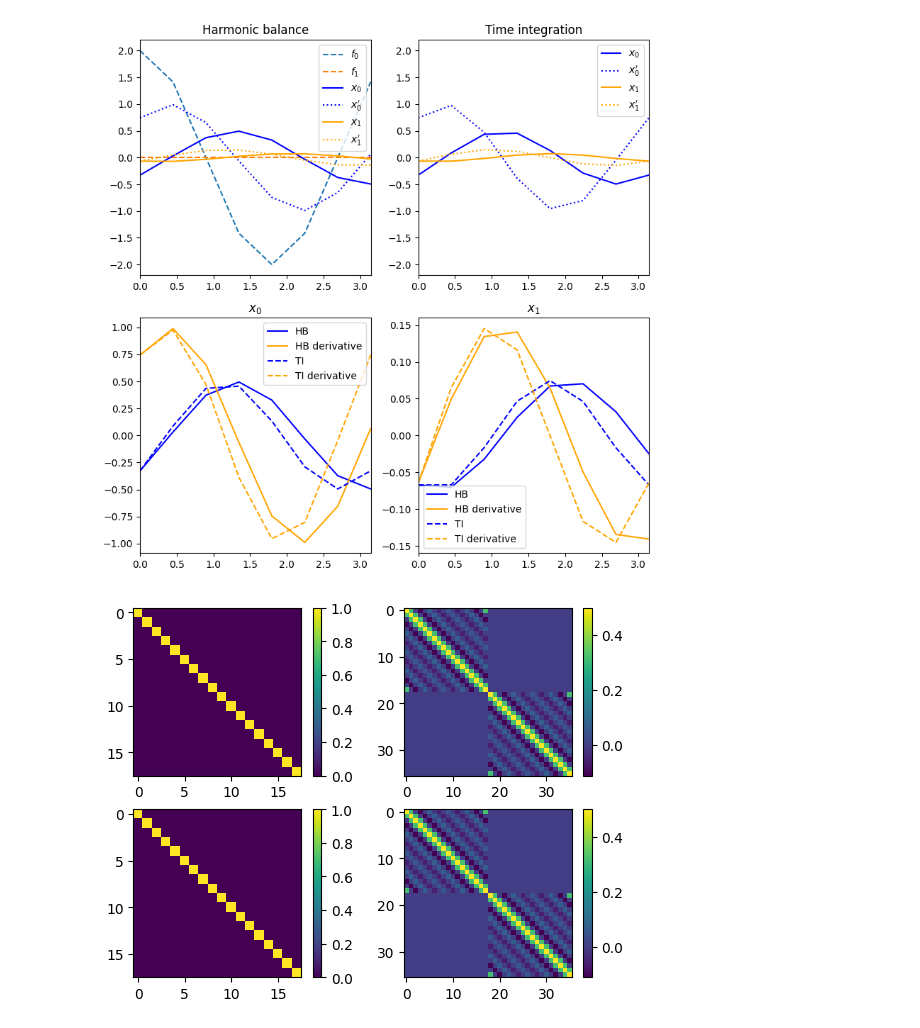
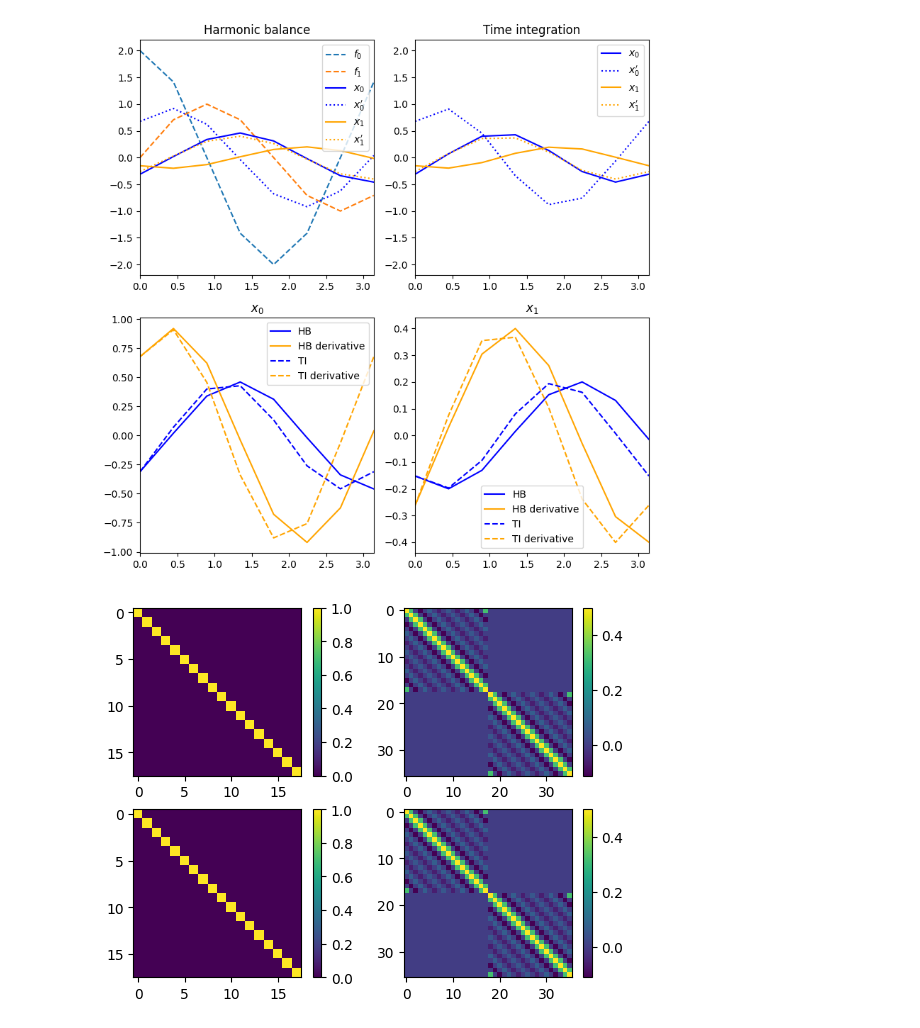
Before and after one commit to schilln/harmonic_balance_python, a Jupyter notebook: test.ipynb, the cells around one changed output. Saved outputs shown, nothing was run; the diff lists cells and outputs as text; code cells hidden in the pictures.

```diff
--- a/test.ipynb
+++ b/test.ipynb
@@ -29,7 +29,11 @@ tls = np.linspace(*tlim, tn)
 # %%
 A = utils.get_A(NH, omega, M, C, K)
 
-b_ext = utils.get_b_ext(NH, n, (1,), (0,), (1,), (2,))
+ks = (1, 1)
+dofs = (0, 1)
+is_cosines = (1, 0)
+coefficients = (2, 1)
+b_ext = utils.get_b_ext(NH, n, ks, dofs, is_cosines, coefficients)
 # %%
 fig, axs = plt.subplots(2, 2, figsize=(8, 8))
 colors = ("blue", "orange")
@@ -67,46 +71,61 @@ xp0 = xxp[:, 0]
 y0 = np.concat((x0, xp0))
 
 
+def get_f(n, ks, dofs, is_cosines, coefficients):
+    def f(omega, t):
+        res = np.zeros(n)
+        for k, dof, is_cosine, coefficient in zip(
+            ks, dofs, is_cosines, coefficients
+        ):
+            if k == 0:
+                res[dof] += coefficient
+            elif is_cosine:
+                res[dof] += coefficient * np.cos(k * omega * t)
+            else:
+                res[dof] += coefficient * np.sin(k * omega * t)
+        return res
+
+    return f
+
+
 def ode(t, y, *args):
-    omega, M, C, K = args
+    omega, M, C, K, f = args
 
     x = y[:n]
     xp = y[n:]
 
-    f = np.array([2 * np.cos(omega * t), 0])
-
-    xpp = np.linalg.inv(M) @ (-C @ xp - K @ x + f)
+    xpp = np.linalg.inv(M) @ (-C @ xp - K @ x + f(omega, t))
     return np.concat((xp, xpp))
 
 
-args = (omega, M, C, K)
+args = (omega, M, C, K, get_f(n, ks, dofs, is_cosines, coefficients))
 sol = scipy.integrate.solve_ivp(ode, tlim, y0, t_eval=tls, args=args)
 
 xx_ti = sol.y[:n]
 xxp_ti = sol.y[n:]
 
 for x, xp, color, name in zip(xx_ti, xxp_ti, colors, names):
     ax.plot(tls, x, color=color, label=rf"${name}$")
     ax.plot(tls, xp, color=color, label=rf"${name}'$", ls=":")
 ax.legend()
 ax.set_ylim(axs[0, 0].get_ylim())
 
 
 for i in range(n):
     ax = axs[1, i]
     ax.set_title(rf"${names[i]}$")
     ax.plot(tls, xx[i], color=colors[0], label="HB")
     ax.plot(tls, xxp[i], color=colors[1], label="HB derivative")
     ax.plot(tls, xx_ti[i], color=colors[0], label="TI", ls="--")
     ax.plot(tls, xxp_ti[i], color=colors[1], label="TI derivative", ls="--")
     ax.legend()
 
 [ax.set_xlim(*tlim) for ax in axs.ravel()]
 
 fig.tight_layout()
 plt.show()
 # %% [output]
-[figure, old version]
+[figure, new version]
 # %%
 import itertools
 
```
